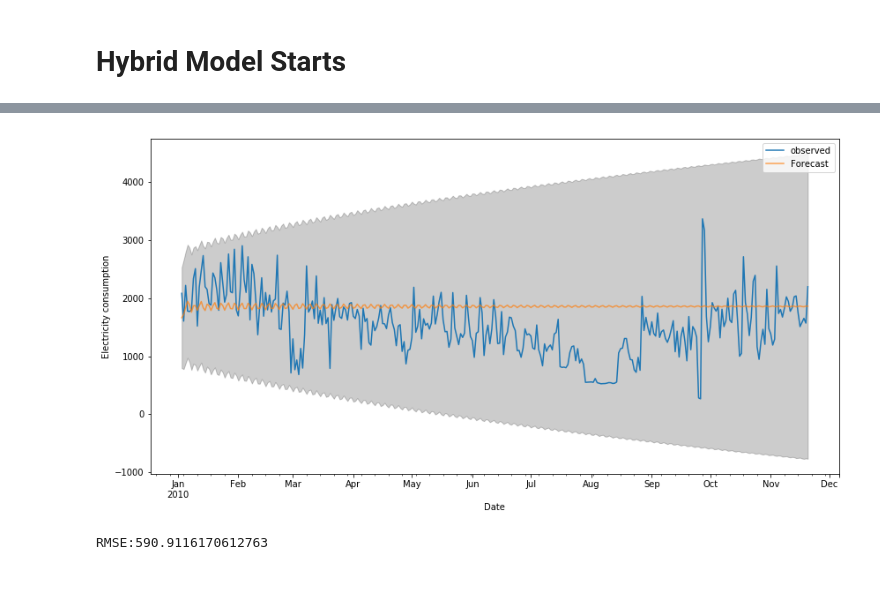
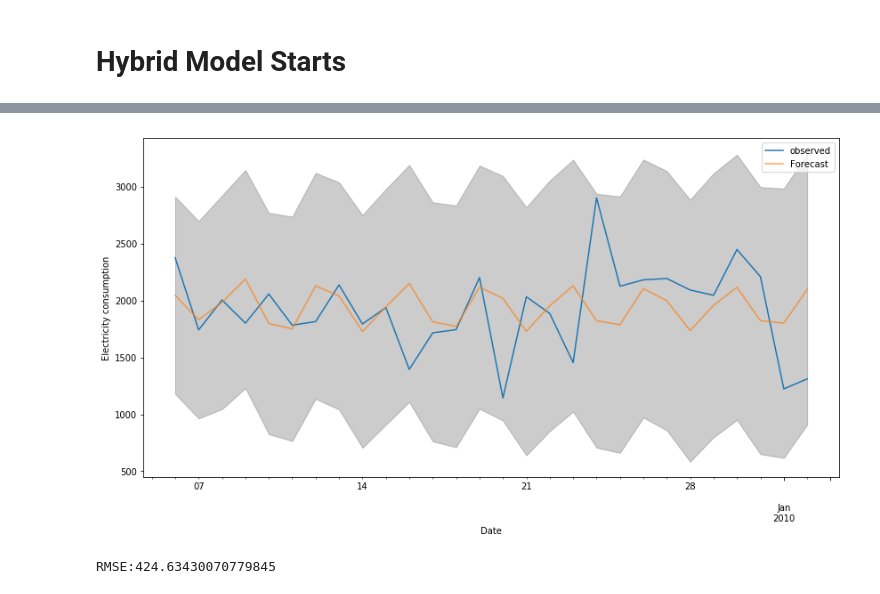
Before and after one commit to midsterx/Analysis-Prediction-Clustering-on-Power-Consumption, a Jupyter notebook: Prediction/LSTM.ipynb, the cells around one changed output, grey strips where cells are left out. Saved outputs shown, nothing was run; the diff lists cells and outputs as text; code cells hidden in the pictures.

```diff
--- a/Prediction/LSTM.ipynb
+++ b/Prediction/LSTM.ipynb
@@ -384,0 +395,33 @@ ARIMA[4, 1, 3]x[2, 0, 0, 7] - AIC:16357.181426526698 -RMSE:459.89958093844393
+# %%
+def series_to_supervised(data, n_in=1, n_out=1, dropnan=True):
+    n_vars = 1 if type(data) is list else data.shape[1]
+    dff = pd.DataFrame(data)
+    cols, names = list(), list()
+    # input sequence (t-n, ... t-1)
+    for i in range(n_in, 0, -1):
+        cols.append(dff.shift(i))
+        names += [('var%d(t-%d)' % (j+1, i)) for j in range(n_vars)]
+    # forecast sequence (t, t+1, ... t+n)
+    for i in range(0, n_out):
+        cols.append(dff.shift(-i))
+        if i == 0:
+            names += [('var%d(t)' % (j+1)) for j in range(n_vars)]
+        else:
+            names += [('var%d(t+%d)' % (j+1, i)) for j in range(n_vars)]
+    # put it all together
+    agg = pd.concat(cols, axis=1)
+    agg.columns = names
+    # drop rows with NaN values
+    if dropnan:
+        agg.dropna(inplace=True)
+    return agg
+# %%
+scaler = MinMaxScaler(feature_range=(0, 1))
+residuals = pd.DataFrame(data_raw)
+scaled = scaler.fit_transform(residuals)
+# frame as supervised learning
+reframed = series_to_supervised(scaled, 1, 1)
+
+# drop columns we don't want to predict
+print(reframed.head())
+print(len(reframed))
@@ -385,25 +517,30 @@ ARIMA[4, 1, 3]x[2, 0, 0, 7] - AIC:16357.181426526698 -RMSE:459.89958093844393
 # %%
-start_date = '2010-01-03'
-end_date = '2010-11-20'
+start_date = '2009-12-06'
+end_date = '2010-01-02'
 
 pred = results.get_prediction(start = start_date, end = end_date, dynamic=1)
 pred_ci = pred.conf_int()
 
 ax = dailyGAP[start_date:end_date].plot(label='observed')
 pred.predicted_mean.plot(ax=ax, label='Forecast', alpha=.7, figsize=(14, 7))
+
+temp = []
+for i in range(len(test_predict)):
+    temp.append(test_predict[i,0])
+test_predict = temp
 
 ax.fill_between(pred_ci.index,
                 pred_ci.iloc[:, 0],
                 pred_ci.iloc[:, 1], color='k', alpha=.2)
 
 ax.set_xlabel('Date')
 ax.set_ylabel('Electricity consumption')
 plt.legend()
 
 plt.show()
 
-rmse = sqrt(mean_squared_error(pred.predicted_mean+residuals, dailyGAP[start_date:end_date].values))
+rmse = sqrt(mean_squared_error(pred.predicted_mean+inv_yhat, dailyGAP[start_date:end_date].values))
 print('RMSE:{}'.format(rmse))
 # %% [output]
-[figure, old version]
+[figure, new version]
-RMSE:590.9116170612763
+RMSE:424.63430070779845
```
Also changed, not shown: parts of 7 cells of this notebook.
